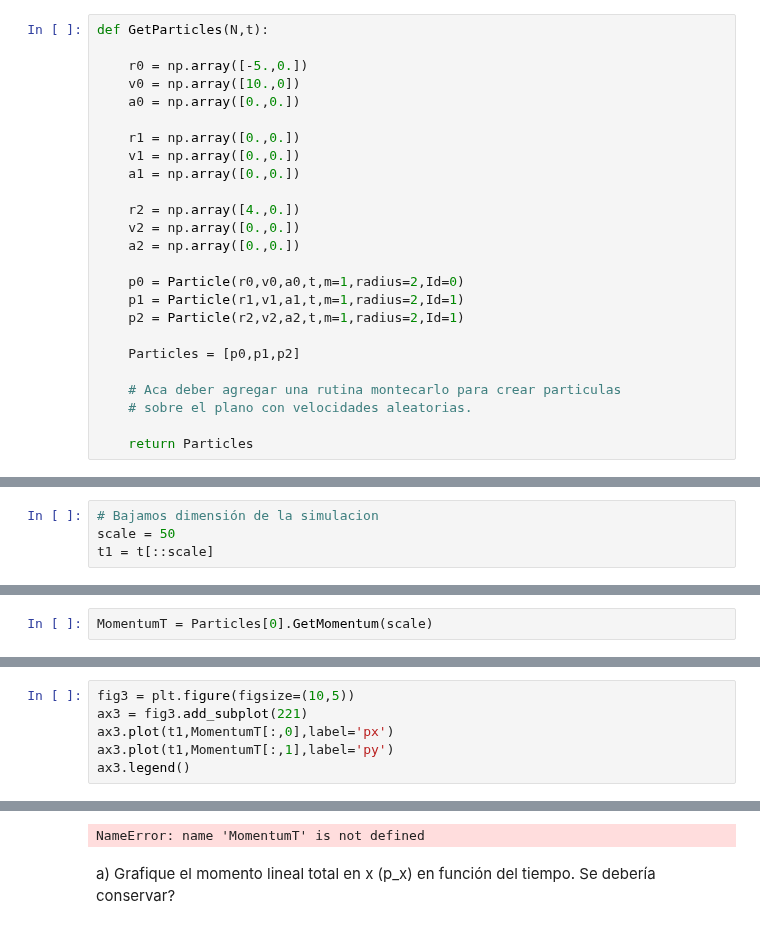
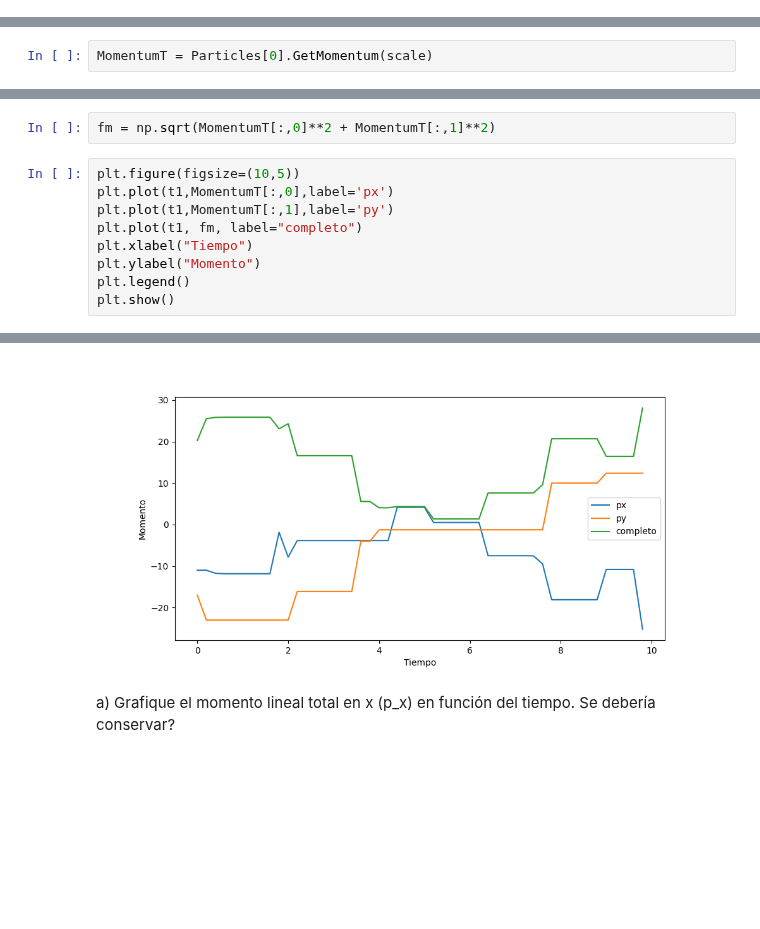
Before and after one commit to aleste2123/MetodosII_EdwardManosalva_EstebanParra, a Jupyter notebook: Tarea_1/Tarea1.ipynb, the cells around one changed output, grey strips where cells are left out. Drawn from its saved outputs; the diff is of its cells as text; blank space fills up the shorter version.

```diff
--- a/Tarea_1/Tarea1.ipynb
+++ b/Tarea_1/Tarea1.ipynb
@@ -169,25 +73,0 @@ class Particle:
-# %%
-def GetParticles(N,t):
-
-    r0 = np.array([-5.,0.])
-    v0 = np.array([10.,0])
-    a0 = np.array([0.,0.])
-
-    r1 = np.array([0.,0.])
-    v1 = np.array([0.,0.])
-    a1 = np.array([0.,0.])
-
-    r2 = np.array([4.,0.])
-    v2 = np.array([0.,0.])
-    a2 = np.array([0.,0.])
-
-    p0 = Particle(r0,v0,a0,t,m=1,radius=2,Id=0)
-    p1 = Particle(r1,v1,a1,t,m=1,radius=2,Id=1)
-    p2 = Particle(r2,v2,a2,t,m=1,radius=2,Id=1)
-
-    Particles = [p0,p1,p2]
-
-    # Aca deber agregar una rutina montecarlo para crear particulas
-    # sobre el plano con velocidades aleatorias.
-
-    return Particles
@@ -217,4 +73,0 @@ Particles = RunSimulation(t,Particles)
-# %%
-# Bajamos dimensión de la simulacion
-scale = 50
-t1 = t[::scale]
@@ -276,7 +261,12 @@ NameError: name 'MomentumT' is not defined
+# %%
+fm = np.sqrt(MomentumT[:,0]**2 + MomentumT[:,1]**2)
 # %%
-fig3 = plt.figure(figsize=(10,5))
-ax3 = fig3.add_subplot(221)
-ax3.plot(t1,MomentumT[:,0],label='px')
-ax3.plot(t1,MomentumT[:,1],label='py')
-ax3.legend()
+plt.figure(figsize=(10,5))
+plt.plot(t1,MomentumT[:,0],label='px')
+plt.plot(t1,MomentumT[:,1],label='py')
+plt.plot(t1, fm, label="completo")
+plt.xlabel("Tiempo")
+plt.ylabel("Momento")
+plt.legend()
+plt.show()
 # %% [output]
@@ -285,4 +273,4 @@ ax3.legend()
-NameError: name 'MomentumT' is not defined
+[figure, added]
 # %% [markdown]
 a) Grafique el momento lineal total en x (p_x) en función del tiempo. Se debería conservar?
 # %% [markdown]
```
Also changed, not shown: parts of 10 cells of this notebook.
